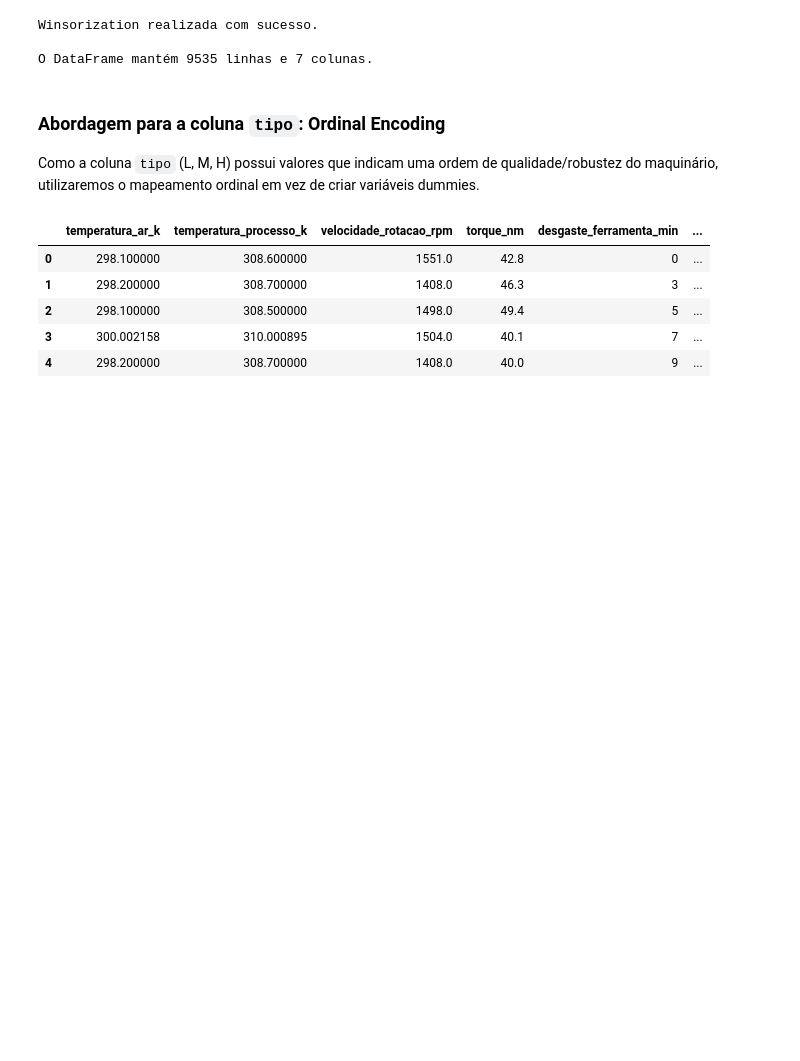
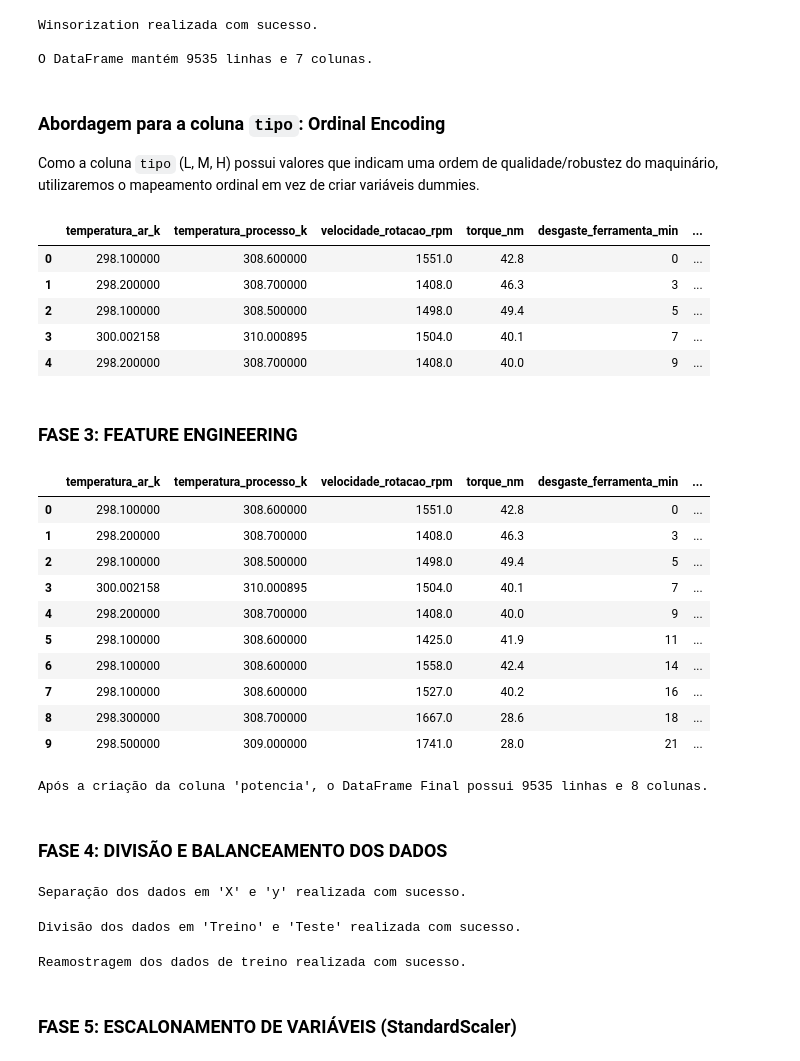
Before and after one commit to edbc-tech/projeto-final-M1-T4-IA, a Jupyter notebook: detector_falhas.ipynb, the cells around one changed output. Saved outputs shown, nothing was run; the diff lists cells and outputs as text; code cells hidden in the pictures; blank space fills up the shorter version.

Commit message:
Implementa FASES 3, 4 e 5: engenharia de features, divisão, reamostragem e escalonamento dos dados

```diff
--- a/detector_falhas.ipynb
+++ b/detector_falhas.ipynb
@@ -330,3 +330,58 @@ display(df_final.head())
 | 2 | 298.100000 | 308.500000 | 1498.0 | 49.4 | 5 | ... |
 | 3 | 300.002158 | 310.000895 | 1504.0 | 40.1 | 7 | ... |
 | 4 | 298.200000 | 308.700000 | 1408.0 | 40.0 | 9 | ... |
+# %% [markdown]
+### FASE 3: FEATURE ENGINEERING
+# %%
+df_final['potencia'] = df_final['velocidade_rotacao_rpm'] * df_final['torque_nm']
+
+display (df_final.head(10))
+print()
+n_linhas, n_colunas = df_final.shape
+print(f"Após a criação da coluna 'potencia', o DataFrame Final possui {n_linhas} linhas e {n_colunas} colunas.")
+# %% [output]
+|  | temperatura_ar_k | temperatura_processo_k | velocidade_rotacao_rpm | torque_nm | desgaste_ferramenta_min | ... |
+| 0 | 298.100000 | 308.600000 | 1551.0 | 42.8 | 0 | ... |
+| 1 | 298.200000 | 308.700000 | 1408.0 | 46.3 | 3 | ... |
+| 2 | 298.100000 | 308.500000 | 1498.0 | 49.4 | 5 | ... |
+| 3 | 300.002158 | 310.000895 | 1504.0 | 40.1 | 7 | ... |
+| 4 | 298.200000 | 308.700000 | 1408.0 | 40.0 | 9 | ... |
+| 5 | 298.100000 | 308.600000 | 1425.0 | 41.9 | 11 | ... |
+| 6 | 298.100000 | 308.600000 | 1558.0 | 42.4 | 14 | ... |
+| 7 | 298.100000 | 308.600000 | 1527.0 | 40.2 | 16 | ... |
+| 8 | 298.300000 | 308.700000 | 1667.0 | 28.6 | 18 | ... |
+| 9 | 298.500000 | 309.000000 | 1741.0 | 28.0 | 21 | ... |
+Após a criação da coluna 'potencia', o DataFrame Final possui 9535 linhas e 8 colunas.
+# %% [markdown]
+### FASE 4: DIVISÃO E BALANCEAMENTO DOS DADOS
+# %%
+# SEPARANDO VARIÁVEIS PREDITORAS E VARIÁVEL ALVO
+
+X = df_final.drop(columns=['falha_maquina'])
+y = df_final['falha_maquina']
+
+X_treino, X_teste, y_treino, y_teste = train_test_split(X, y, test_size=0.2, random_state=42, stratify=y)
+
+print("Separação dos dados em 'X' e 'y' realizada com sucesso.")
+# %% [output]
+Separação dos dados em 'X' e 'y' realizada com sucesso.
+# %%
+# DIVIDINDO OS DADOS EM TREINO E TESTE. O parâmetro nominal "stratify=y" preserva a proporção das classes em ambas as partes.
+
+X_treino, X_teste, y_treino, y_teste = train_test_split (X, y, test_size=0.2, random_state=42, stratify=y)
+
+print("Divisão dos dados em 'Treino' e 'Teste' realizada com sucesso.")
+# %% [output]
+Divisão dos dados em 'Treino' e 'Teste' realizada com sucesso.
+# %%
+# APLICANDO REAMOSTRAGEM SOMENTE NOS DADOS DE TREINO
+
+smote = SMOTE(random_state=42)
+
+X_treino_reamostrado, y_treino_reamostrado = smote.fit_resample(X_treino, y_treino)
+
+print('Reamostragem dos dados de treino realizada com sucesso.')
+# %% [output]
+Reamostragem dos dados de treino realizada com sucesso.
+# %% [markdown]
+### FASE 5: ESCALONAMENTO DE VARIÁVEIS (**StandardScaler**)
```
Also changed, not shown: parts of 2 cells of this notebook.
